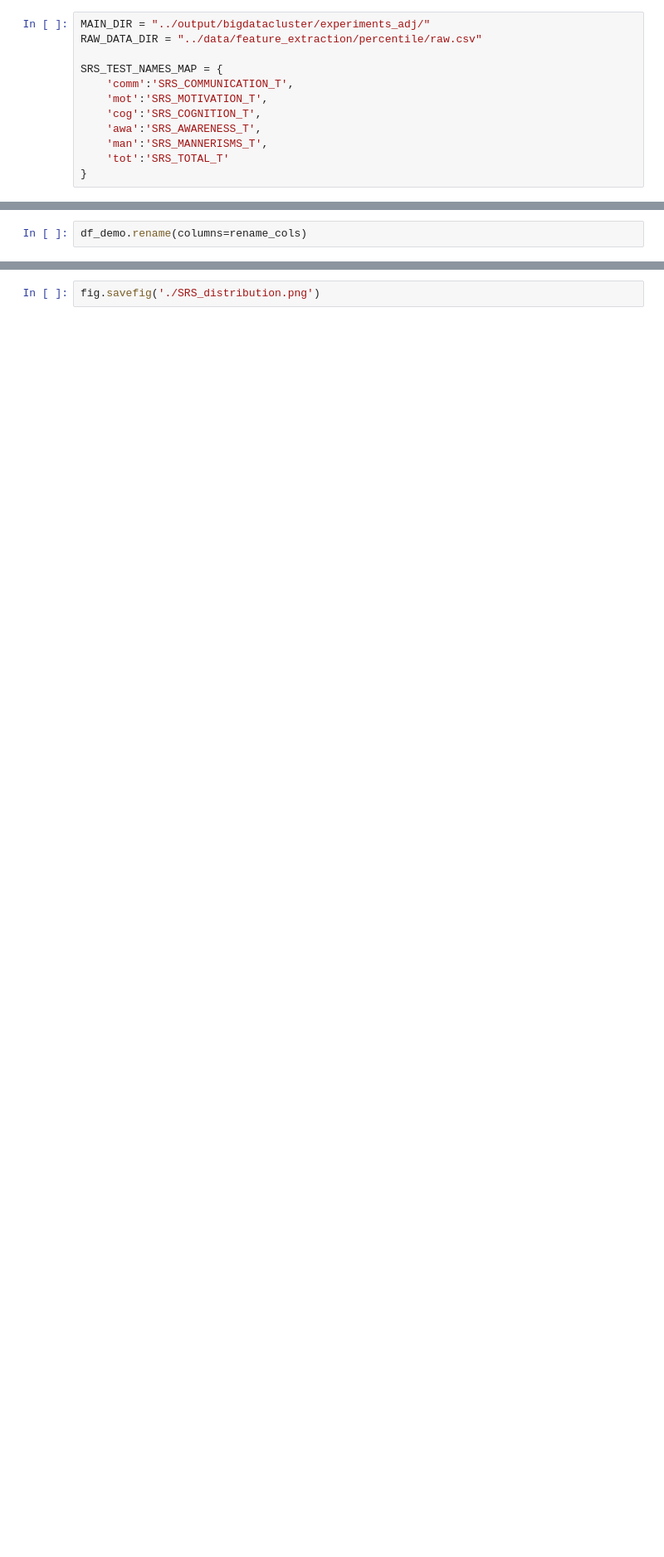
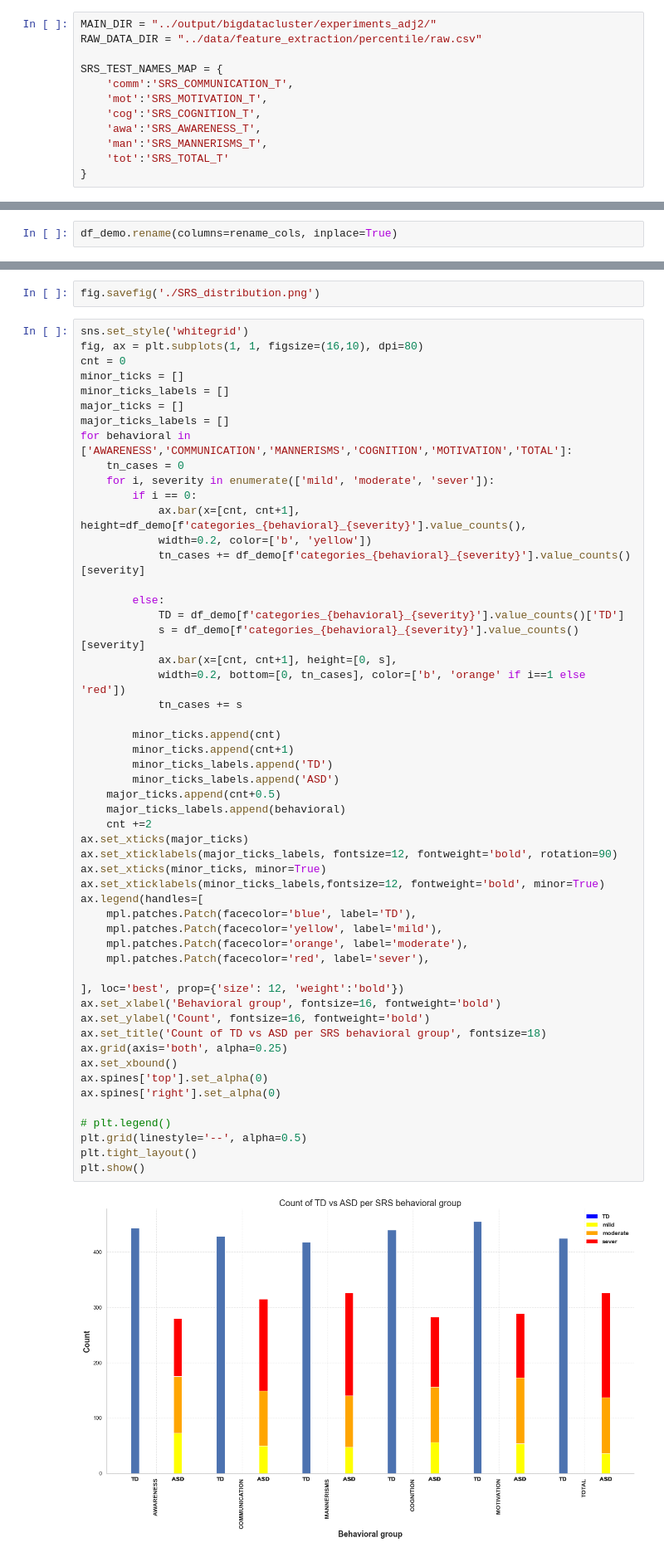
Before and after one commit to silk1100/behavioralProject, a Jupyter notebook: notebooks/12_EDA_Visualization_BehavioralGroups.ipynb, the cells around one changed output, grey strips where cells are left out. Shown at 83% size. Saved outputs shown, nothing was run; the diff lists cells and outputs as text; blank space fills up the shorter version.

Commit message:
Modifying visualization notebook and main_experiments.py

```diff
--- a/notebooks/12_EDA_Visualization_BehavioralGroups.ipynb
+++ b/notebooks/12_EDA_Visualization_BehavioralGroups.ipynb
@@ -1,5 +1,5 @@
 # %%
-MAIN_DIR = "../output/bigdatacluster/experiments_adj/"
+MAIN_DIR = "../output/bigdatacluster/experiments_adj2/"
 RAW_DATA_DIR = "../data/feature_extraction/percentile/raw.csv"
 
 SRS_TEST_NAMES_MAP = {
@@ -82,4 +82,4 @@ def rename_cols(colname):
     else:
         return colname
 # %%
-df_demo.rename(columns=rename_cols)
+df_demo.rename(columns=rename_cols, inplace=True)
@@ -274,3 +250,58 @@ plt.legend()
 [figure]
 # %%
 fig.savefig('./SRS_distribution.png')
+# %%
+sns.set_style('whitegrid')
+fig, ax = plt.subplots(1, 1, figsize=(16,10), dpi=80)
+cnt = 0
+minor_ticks = []
+minor_ticks_labels = []
+major_ticks = []
+major_ticks_labels = []
+for behavioral in ['AWARENESS','COMMUNICATION','MANNERISMS','COGNITION','MOTIVATION','TOTAL']:
+    tn_cases = 0
+    for i, severity in enumerate(['mild', 'moderate', 'sever']):
+        if i == 0:
+            ax.bar(x=[cnt, cnt+1], height=df_demo[f'categories_{behavioral}_{severity}'].value_counts(),
+            width=0.2, color=['b', 'yellow'])
+            tn_cases += df_demo[f'categories_{behavioral}_{severity}'].value_counts()[severity]
+
+        else:
+            TD = df_demo[f'categories_{behavioral}_{severity}'].value_counts()['TD']
+            s = df_demo[f'categories_{behavioral}_{severity}'].value_counts()[severity]
+            ax.bar(x=[cnt, cnt+1], height=[0, s],
+            width=0.2, bottom=[0, tn_cases], color=['b', 'orange' if i==1 else 'red'])
+            tn_cases += s
+
+        minor_ticks.append(cnt)
+        minor_ticks.append(cnt+1)
+        minor_ticks_labels.append('TD')
+        minor_ticks_labels.append('ASD')
+    major_ticks.append(cnt+0.5)
+    major_ticks_labels.append(behavioral)
+    cnt +=2
+ax.set_xticks(major_ticks)
+ax.set_xticklabels(major_ticks_labels, fontsize=12, fontweight='bold', rotation=90)
+ax.set_xticks(minor_ticks, minor=True)
+ax.set_xticklabels(minor_ticks_labels,fontsize=12, fontweight='bold', minor=True)
+ax.legend(handles=[
+    mpl.patches.Patch(facecolor='blue', label='TD'),
+    mpl.patches.Patch(facecolor='yellow', label='mild'),
+    mpl.patches.Patch(facecolor='orange', label='moderate'),
+    mpl.patches.Patch(facecolor='red', label='sever'),
+
+], loc='best', prop={'size': 12, 'weight':'bold'})
+ax.set_xlabel('Behavioral group', fontsize=16, fontweight='bold')
+ax.set_ylabel('Count', fontsize=16, fontweight='bold')
+ax.set_title('Count of TD vs ASD per SRS behavioral group', fontsize=18)
+ax.grid(axis='both', alpha=0.25)
+ax.set_xbound()
+ax.spines['top'].set_alpha(0)
+ax.spines['right'].set_alpha(0)
+
+# plt.legend()
+plt.grid(linestyle='--', alpha=0.5)
+plt.tight_layout()
+plt.show()
+# %% [output]
+[figure, added]
```
Also changed, not shown: parts of 7 cells of this notebook, 2 other files.
